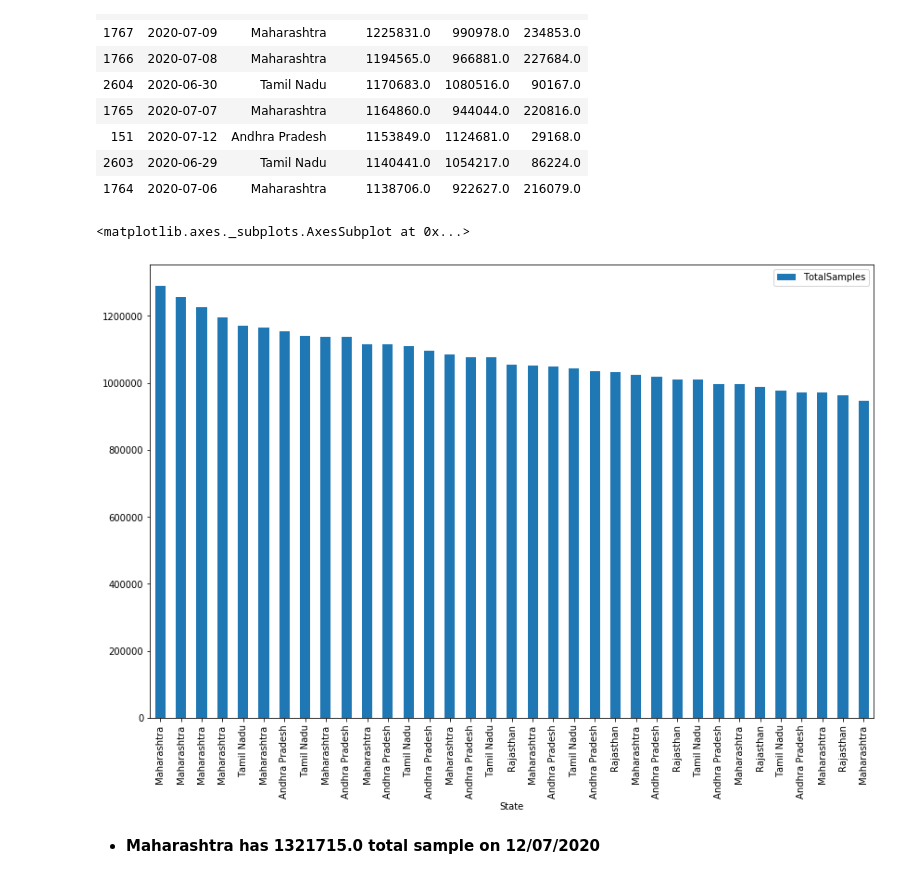
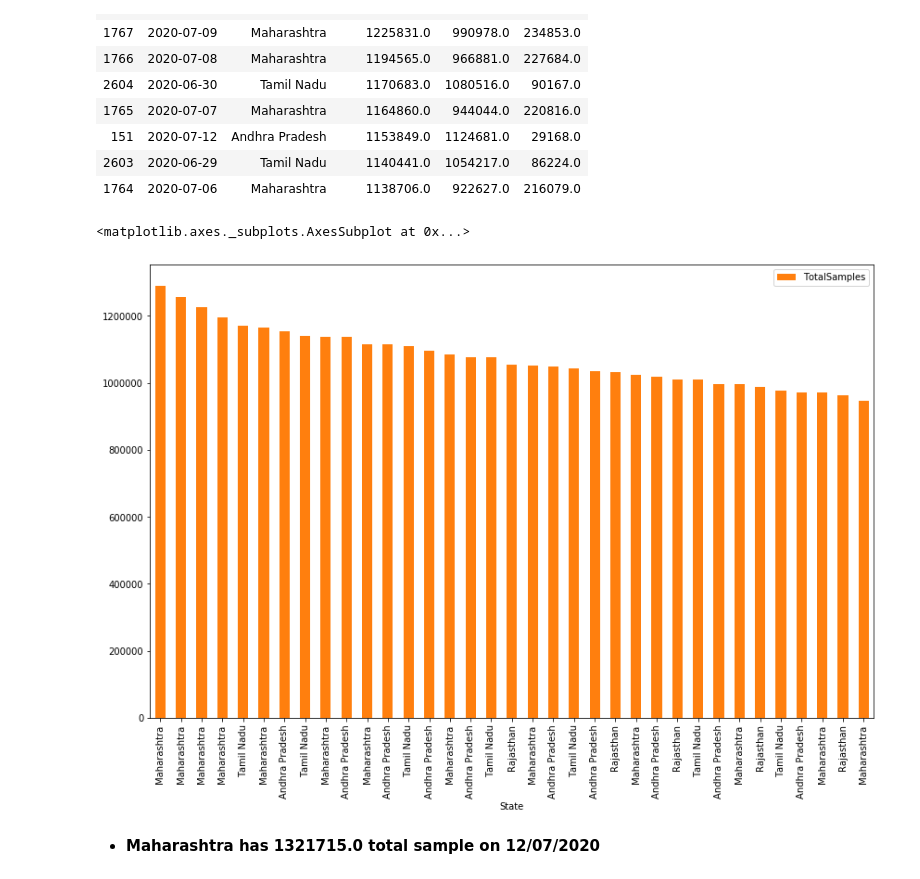
Before and after one commit to ashwanisng/Covid-19-Data-Analysis, a Jupyter notebook: Covid-19 Data Analysis.ipynb, the cells around one changed output. Cells and saved outputs as stored; diff of their text form; code cells hidden in the pictures.

```diff
--- a/Covid-19 Data Analysis.ipynb
+++ b/Covid-19 Data Analysis.ipynb
@@ -647,10 +661,10 @@ df_test.sort_values(by='TotalSamples', ascending = False)[:10]
 # %%
 # plot the graph for total number of sample
 
-df_test.sort_values(by="TotalSamples", ascending=False)[1:36].plot(x='State',y='TotalSamples',kind='bar', figsize=(14,9))
+df_test.sort_values(by="TotalSamples", ascending=False)[1:36].plot(x='State',y='TotalSamples',kind='bar', color= 'tab:orange', figsize=(14,9))
 # %% [output]
 <matplotlib.axes._subplots.AxesSubplot at 0x...>
-[figure, old version]
+[figure, new version]
 # %% [markdown]
 - **Maharashtra has 1321715.0 total sample on 12/07/2020**
 # %%
```
Also changed, not shown: parts of 23 cells of this notebook.
